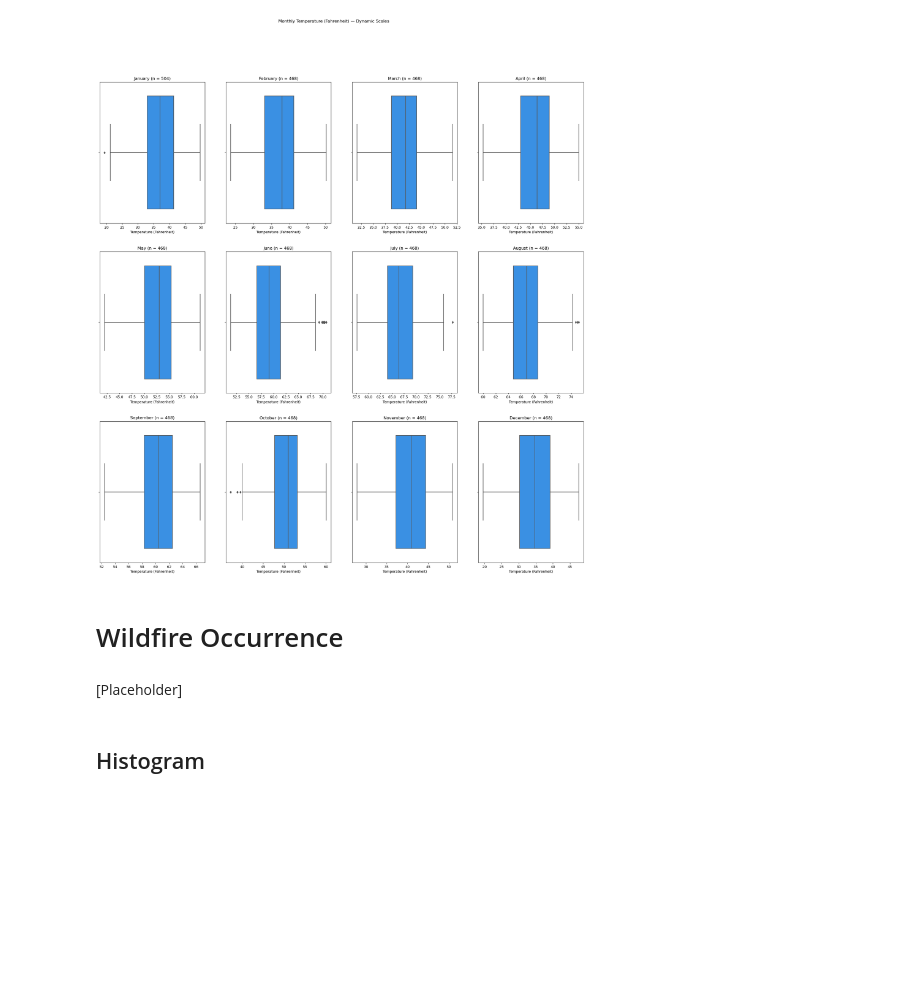
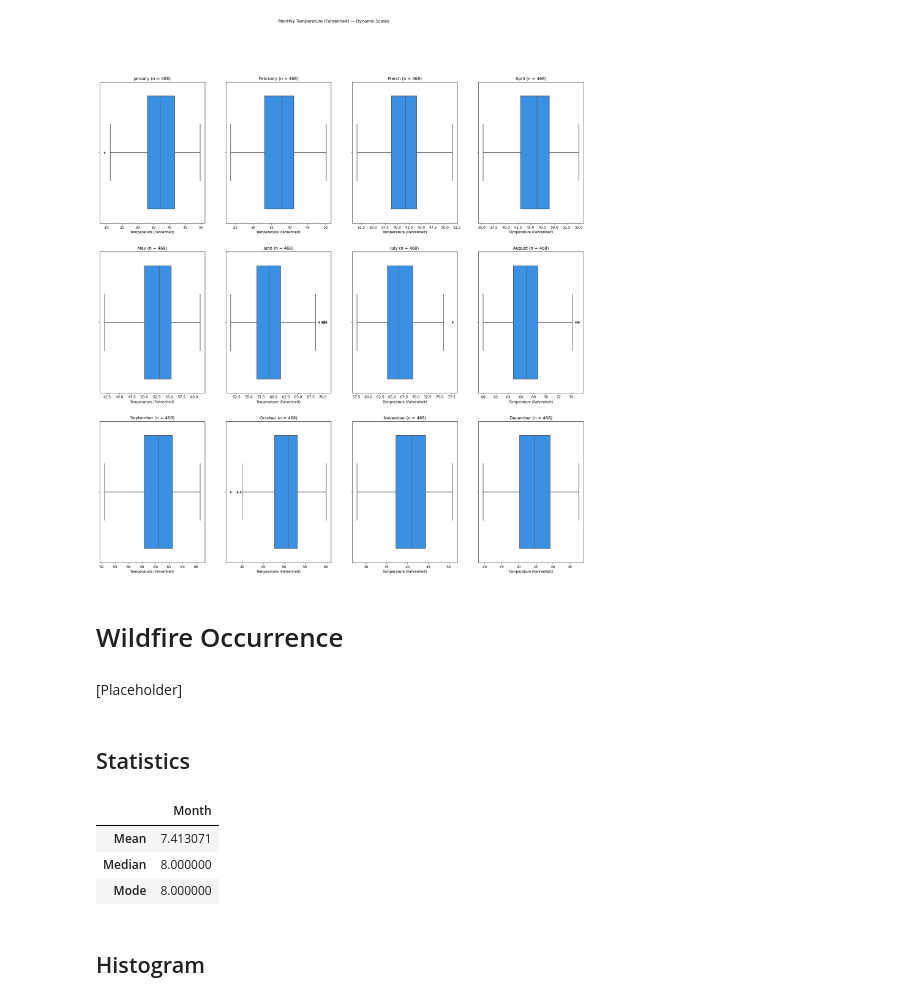
Before and after one commit to seanthayer/Predicting-Wildfires-Using-Machine-Learning, a Jupyter notebook: stats/analysis_by_time_scales.ipynb, the cells around one changed output. Cells and saved outputs as stored; diff of their text form; code cells hidden in the pictures; blank space fills up the shorter version.

```diff
--- a/stats/analysis_by_time_scales.ipynb
+++ b/stats/analysis_by_time_scales.ipynb
@@ -126,6 +191,20 @@ for i in range(1, 13):
 # Wildfire Occurrence
 # %% [markdown]
 [Placeholder]
+# %% [markdown]
+## Statistics
+# %%
+df = pd.DataFrame({ "Mean": df_wildfire["Month"].mean(),
+                    "Median": df_wildfire["Month"].median(),
+                    "Mode": df_wildfire["Month"].mode() }).T
+df.columns = ["Month"]
+
+df
+# %% [output]
+|  | Month |
+| Mean | 7.413071 |
+| Median | 8.000000 |
+| Mode | 8.000000 |
 # %% [markdown]
 ## Histogram
 # %%
```
Also changed, not shown: parts of 14 cells of this notebook.
